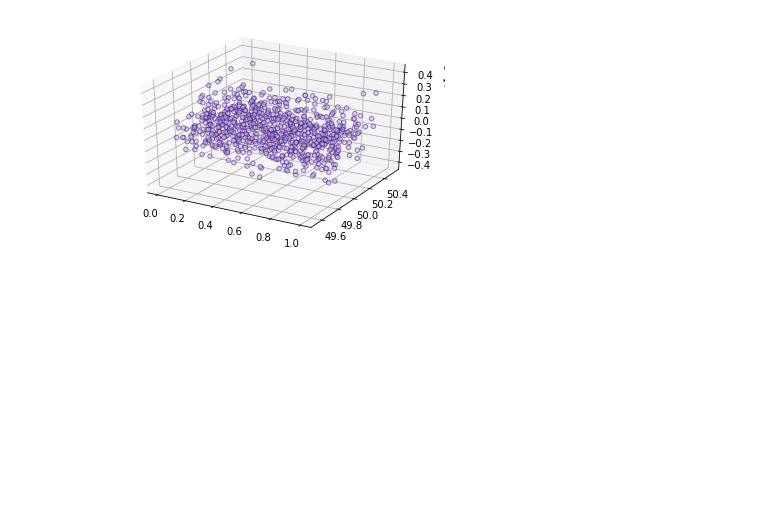
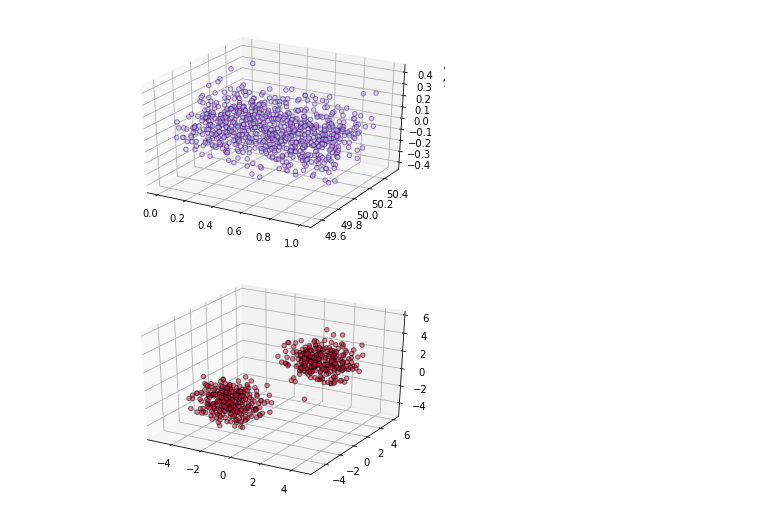
Before and after one commit to Radhe-0/Practicas, a Jupyter notebook: practicas_matplotlib.ipynb, the cells around one changed output. Drawn from its saved outputs; the diff is of its cells as text; code cells hidden in the pictures; blank space fills up the shorter version.

```diff
--- a/practicas_matplotlib.ipynb
+++ b/practicas_matplotlib.ipynb
@@ -172,3 +174,18 @@ objeto.scatter(X,Y,Z, c='lightsteelblue',edgecolors='indigo', marker='o',alpha=0
 plt.show()
 # %% [output]
 [figure]
+# %%
+datos = DatosSVM3D(150)
+
+df = pd.DataFrame(datos, columns=['X','Y','Z'])
+
+X = df['X']
+Y = df['Y']
+Z = df['Z']
+
+objeto = plt.axes(projection='3d')
+
+objeto.scatter(X,Y,Z,color='crimson',edgecolors='black',alpha=0.5)
+plt.show()
+# %% [output]
+[figure, added]
```
Also changed, not shown: parts of 10 cells of this notebook.
